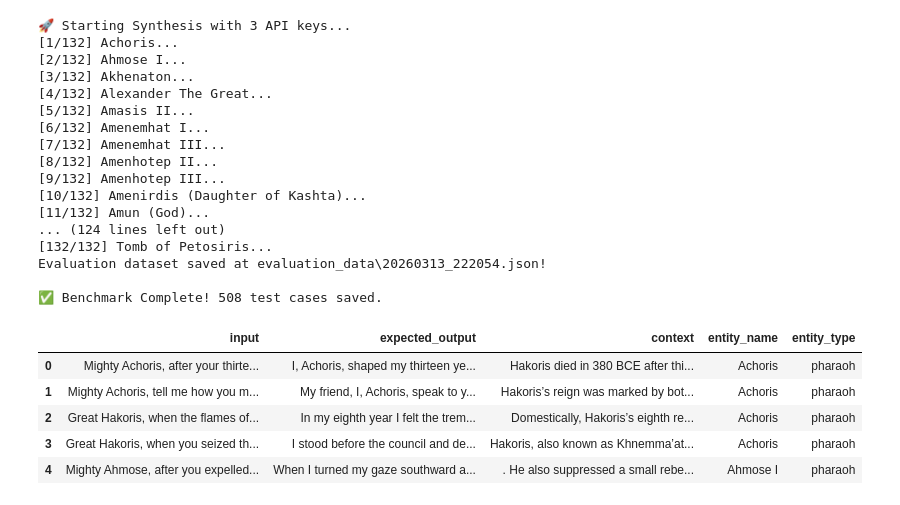
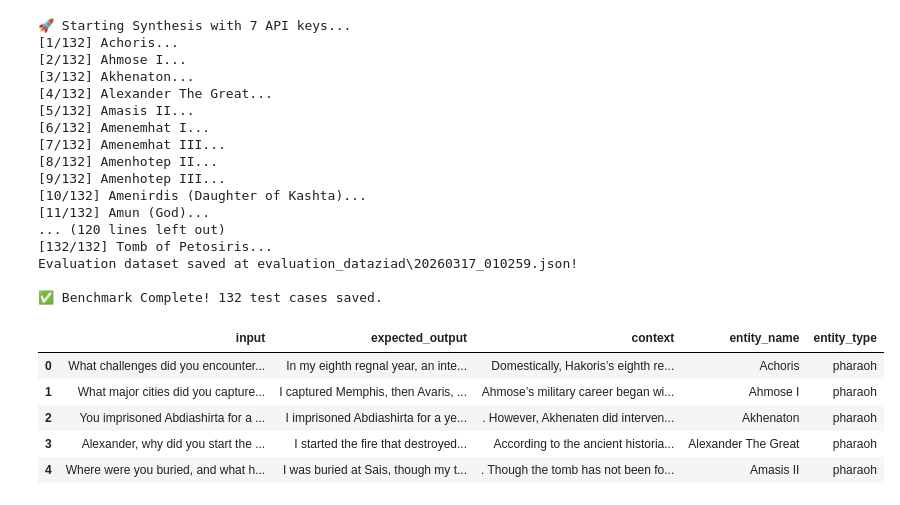
Before and after one commit to karimtawfikk/ECHO, a Jupyter notebook: experiments/chatbot/echo_chatbot/evaluation_scripts/.deepeval/create_test_dataset.ipynb, the cells around one changed output. Drawn from its saved outputs; the diff is of its cells as text; code cells hidden in the pictures.

```diff
--- a/experiments/chatbot/echo_chatbot/evaluation_scripts/.deepeval/create_test_dataset.ipynb
+++ b/experiments/chatbot/echo_chatbot/evaluation_scripts/.deepeval/create_test_dataset.ipynb
@@ -118,0 +46,2 @@ def fetch_all_entities_with_chunks():
+# %%
+shrunk_dataset_path = Path(r"C:\Users\Zeyad\Desktop\4th Year\GP\ECHO\data\chatbot\outputs\evaluation_data\shrunk_dataset_132.csv")
@@ -236,10 +277,10 @@ def generate_deepeval_benchmark(entities_data, questions_per_entity=3):
 
     return dataset
 # %%
-entities_data = fetch_all_entities_with_chunks()
-dataset = generate_deepeval_benchmark(entities_data, questions_per_entity=4)
+entities_data = fetch_all_entities_with_chunks(shrunk_dataset_path)
+dataset = generate_deepeval_benchmark(entities_data, questions_per_entity=1)
 # %% [output]
-🚀 Starting Synthesis with 3 API keys...
+🚀 Starting Synthesis with 7 API keys...
 [1/132] Achoris...
 [2/132] Ahmose I...
 [3/132] Akhenaton...
@@ -251,47 +292,47 @@ dataset = generate_deepeval_benchmark(entities_data, questions_per_entity=4)
 [9/132] Amenhotep III...
 [10/132] Amenirdis (Daughter of Kashta)...
 [11/132] Amun (God)...
-... (124 lines left out)
+... (120 lines left out)
 [132/132] Tomb of Petosiris...
-Evaluation dataset saved at evaluation_data\20260313_222054.json!
+Evaluation dataset saved at evaluation_dataziad\20260317_010259.json!
 
-✅ Benchmark Complete! 508 test cases saved.
+✅ Benchmark Complete! 132 test cases saved.
 # %%
 import pandas as pd
 from pathlib import Path
 
 # 1. Extract the data from the 'goldens' list inside the dataset
 data_list = []
 for golden in dataset.goldens:
     row = {
         "input": golden.input,
         "expected_output": golden.expected_output,
         # Join the context list into one string for CSV readability
         "context": " ".join(golden.context) if isinstance(golden.context, list) else golden.context,
         # Flatten the metadata directly
         "entity_name": golden.additional_metadata.get("entity_name"),
         "entity_type": golden.additional_metadata.get("entity_type")
     }
     data_list.append(row)
 
 # 2. Create the DataFrame
 df = pd.DataFrame(data_list)
 
 # 3. Save to your evaluation folder
-output_dir = Path("./evaluation_data")
+output_dir = Path("./evaluation_dataziad")
 output_dir.mkdir(exist_ok=True)
 csv_path = output_dir / "synthetic_dataset.csv"
 
 # Using utf-8-sig helps Excel handle special historical characters/dates correctly
 df.to_csv(csv_path, index=False, encoding='utf-8-sig')
 
 
 # Display first few rows
 df.head()
 # %% [output]
 |  | input | expected_output | context | entity_name | entity_type |
-| 0 | Mighty Achoris, after your thirte... | I, Achoris, shaped my thirteen ye... | Hakoris died in 380 BCE after thi... | Achoris | pharaoh |
-| 1 | Mighty Achoris, tell me how you m... | My friend, I, Achoris, speak to y... | Hakoris’s reign was marked by bot... | Achoris | pharaoh |
-| 2 | Great Hakoris, when the flames of... | In my eighth year I felt the trem... | Domestically, Hakoris’s eighth re... | Achoris | pharaoh |
-| 3 | Great Hakoris, when you seized th... | I stood before the council and de... | Hakoris, also known as Khnemma’at... | Achoris | pharaoh |
-| 4 | Mighty Ahmose, after you expelled... | When I turned my gaze southward a... | . He also suppressed a small rebe... | Ahmose I | pharaoh |
+| 0 | What challenges did you encounter... | In my eighth regnal year, an inte... | Domestically, Hakoris’s eighth re... | Achoris | pharaoh |
+| 1 | What major cities did you capture... | I captured Memphis, then Avaris, ... | Ahmose’s military career began wi... | Ahmose I | pharaoh |
+| 2 | You imprisoned Abdiashirta for a ... | I imprisoned Abdiashirta for a ye... | . However, Akhenaten did interven... | Akhenaton | pharaoh |
+| 3 | Alexander, why did you start the ... | I started the fire that destroyed... | According to the ancient historia... | Alexander The Great | pharaoh |
+| 4 | Where were you buried, and what h... | I was buried at Sais, though my t... | . Though the tomb has not been fo... | Amasis II | pharaoh |
```
Also changed, not shown: parts of 6 cells of this notebook, 3 other files.
